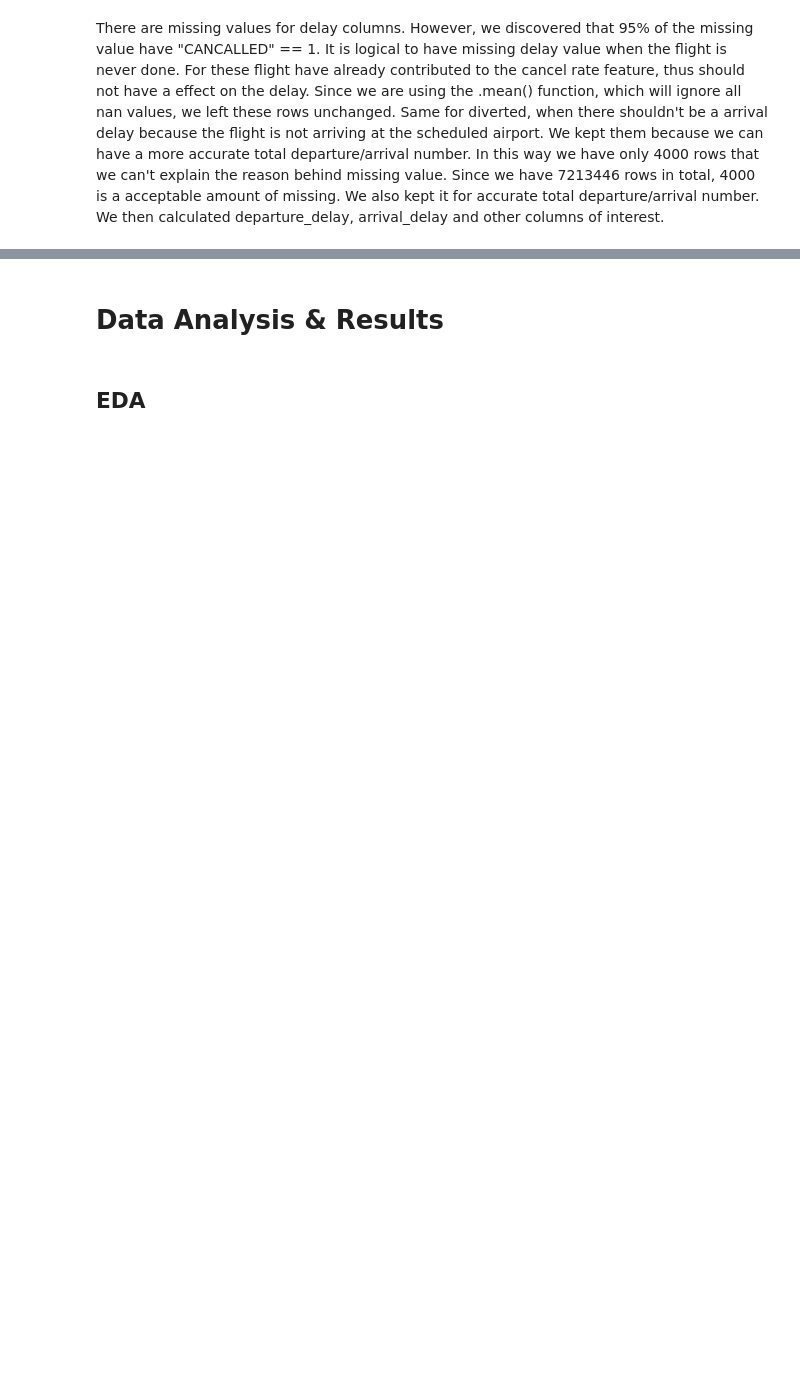
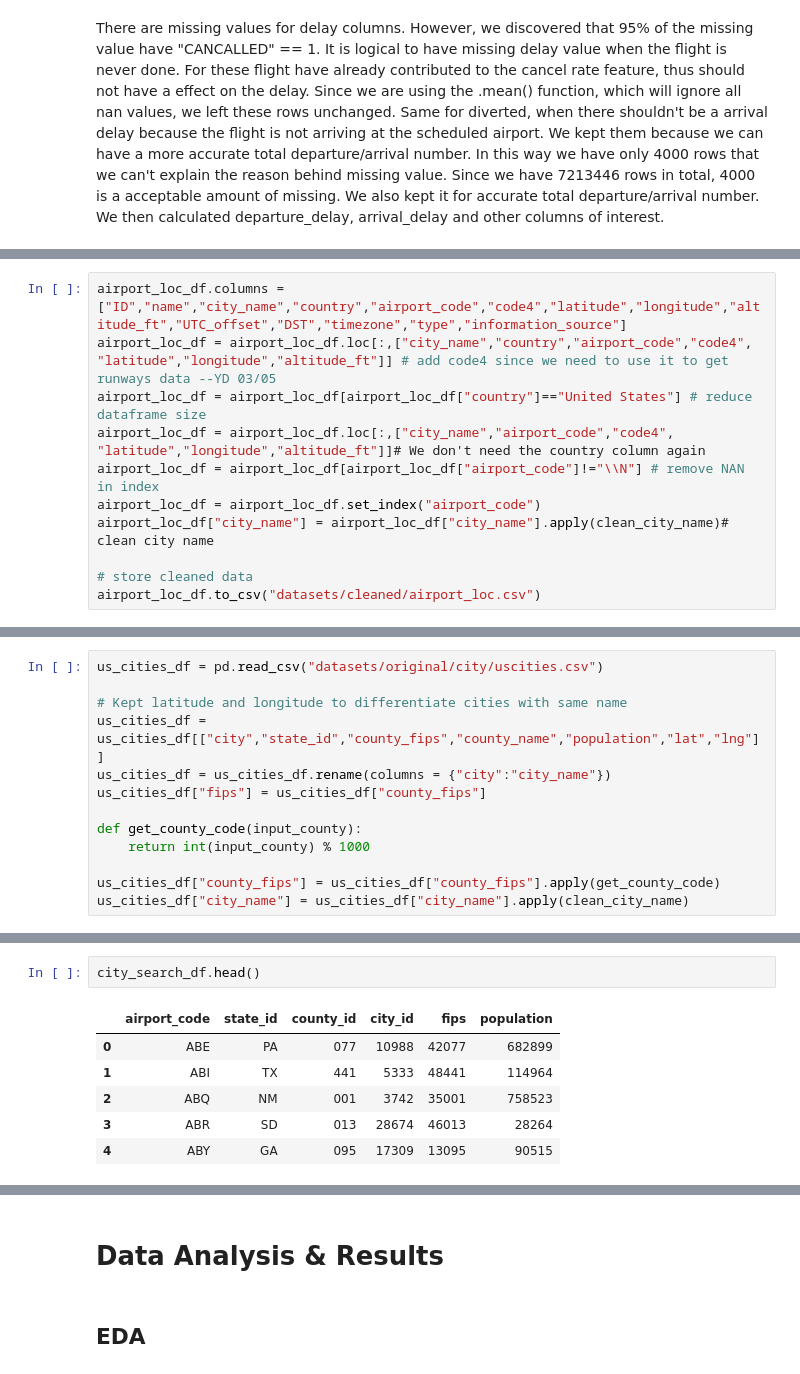
Before and after one commit to didyxdi/COGS108_final_project, a Jupyter notebook: Final Project.ipynb, the cells around one changed output, grey strips where cells are left out. Drawn from its saved outputs; the diff is of its cells as text; blank space fills up the shorter version.

```diff
--- a/Final Project.ipynb
+++ b/Final Project.ipynb
@@ -143,0 +201,11 @@ xml_tree = ET.parse("datasets/original/crash/AviationData.xml") # NTSB crash dat
+# %%
+airport_loc_df.columns = ["ID","name","city_name","country","airport_code","code4","latitude","longitude","altitude_ft","UTC_offset","DST","timezone","type","information_source"]
+airport_loc_df = airport_loc_df.loc[:,["city_name","country","airport_code","code4", "latitude","longitude","altitude_ft"]] # add code4 since we need to use it to get runways data --YD 03/05
+airport_loc_df = airport_loc_df[airport_loc_df["country"]=="United States"] # reduce dataframe size
+airport_loc_df = airport_loc_df.loc[:,["city_name","airport_code","code4", "latitude","longitude","altitude_ft"]]# We don't need the country column again
+airport_loc_df = airport_loc_df[airport_loc_df["airport_code"]!="\\N"] # remove NAN in index
+airport_loc_df = airport_loc_df.set_index("airport_code")
+airport_loc_df["city_name"] = airport_loc_df["city_name"].apply(clean_city_name)# clean city name
+
+# store cleaned data
+airport_loc_df.to_csv("datasets/cleaned/airport_loc.csv")
@@ -143,0 +215,13 @@ xml_tree = ET.parse("datasets/original/crash/AviationData.xml") # NTSB crash dat
+# %%
+us_cities_df = pd.read_csv("datasets/original/city/uscities.csv")
+
+# Kept latitude and longitude to differentiate cities with same name
+us_cities_df = us_cities_df[["city","state_id","county_fips","county_name","population","lat","lng"]]
+us_cities_df = us_cities_df.rename(columns = {"city":"city_name"})
+us_cities_df["fips"] = us_cities_df["county_fips"]
+
+def get_county_code(input_county):
+    return int(input_county) % 1000
+
+us_cities_df["county_fips"] = us_cities_df["county_fips"].apply(get_county_code)
+us_cities_df["city_name"] = us_cities_df["city_name"].apply(clean_city_name)
@@ -143,0 +317,9 @@ xml_tree = ET.parse("datasets/original/crash/AviationData.xml") # NTSB crash dat
+# %%
+city_search_df.head()
+# %% [output]
+|  | airport_code | state_id | county_id | city_id | fips | population |
+| 0 | ABE | PA | 077 | 10988 | 42077 | 682899 |
+| 1 | ABI | TX | 441 | 5333 | 48441 | 114964 |
+| 2 | ABQ | NM | 001 | 3742 | 35001 | 758523 |
+| 3 | ABR | SD | 013 | 28674 | 46013 | 28264 |
+| 4 | ABY | GA | 095 | 17309 | 13095 | 90515 |
```
Also changed, not shown: parts of 42 cells of this notebook, 1 other file.
